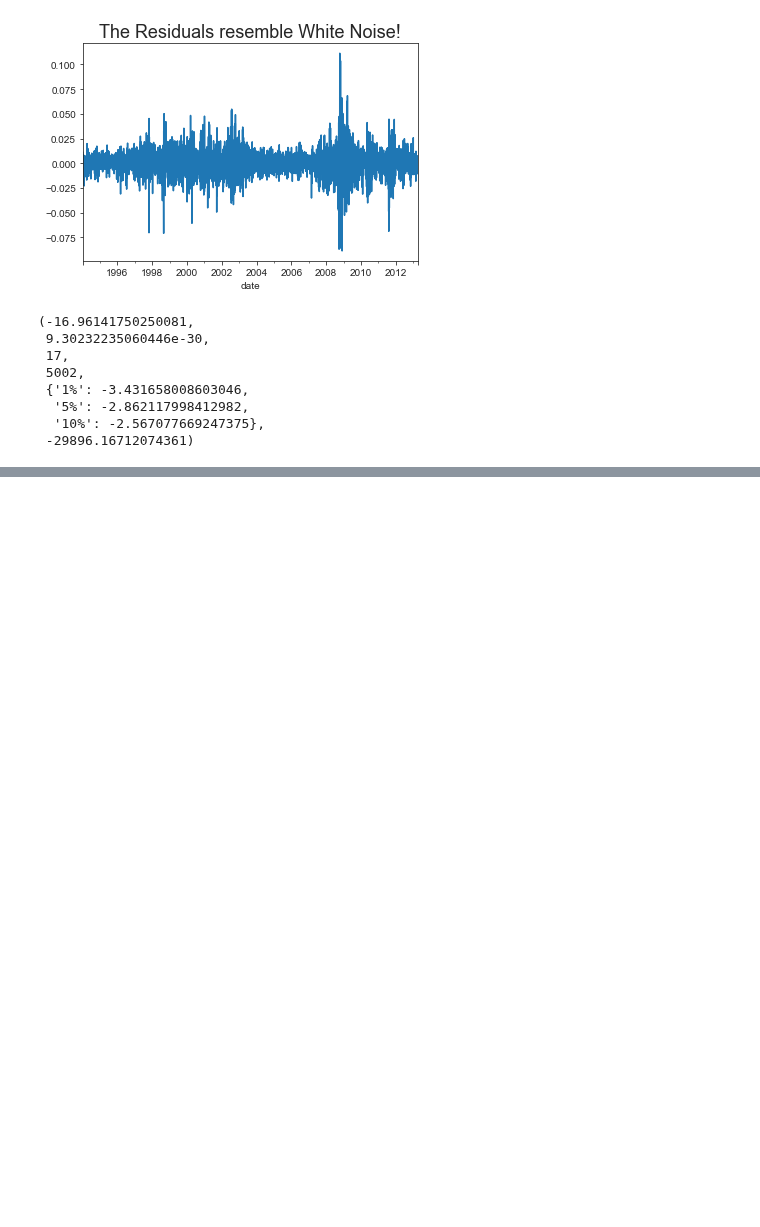
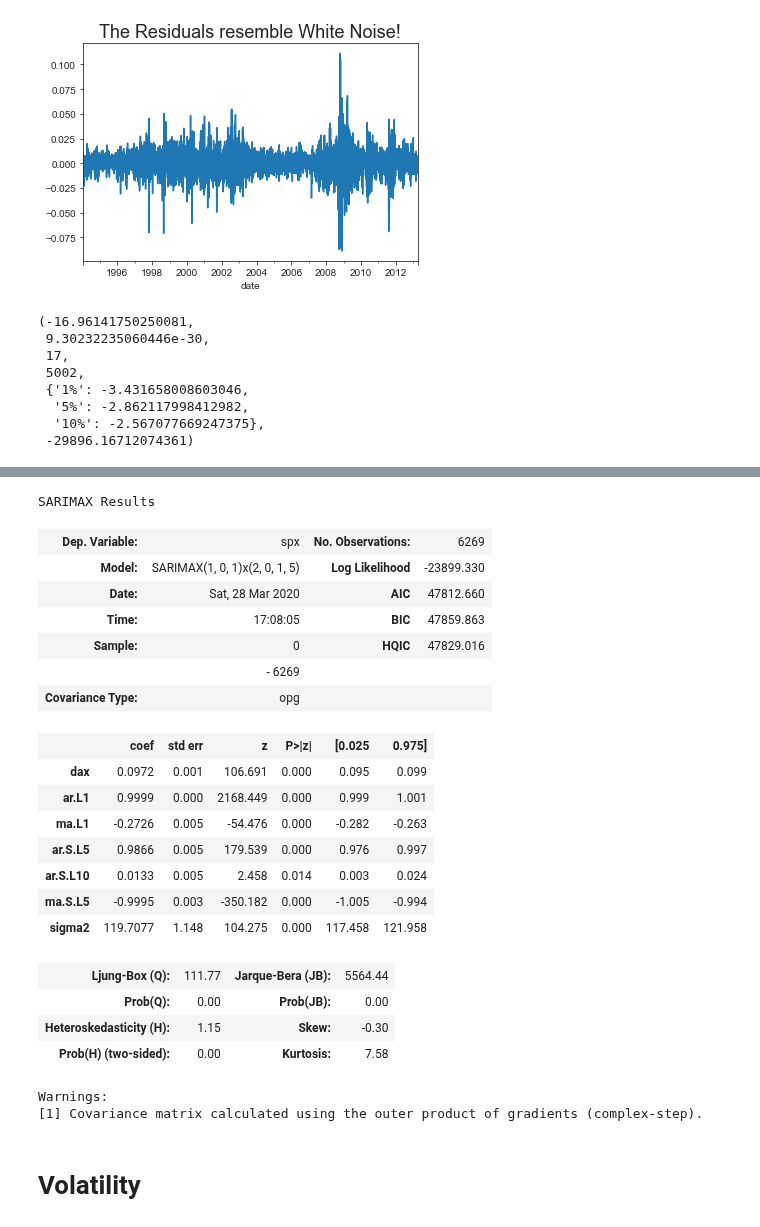
Before and after one commit to moritzwilksch/DataScienceEducation, a Jupyter notebook: 365DataScience/TimeSeriesAnalysis/AdvancedModelling.ipynb, the cells around one changed output, grey strips where cells are left out. Saved outputs shown, nothing was run; the diff lists cells and outputs as text; code cells hidden in the pictures; blank space fills up the shorter version.

```diff
--- a/365DataScience/TimeSeriesAnalysis/AdvancedModelling.ipynb
+++ b/365DataScience/TimeSeriesAnalysis/AdvancedModelling.ipynb
@@ -285,0 +290,7 @@ sm.tsa.stattools.adfuller(df.res_returns) # p = 0.0
+# %%
+# recreate df with all indeces
+df_all = pd.read_csv('data/Index2018.csv')
+df_all.date = pd.to_datetime(df_all.date, dayfirst=True)
+df_all = df.set_index(df_all.date)
+df_all = df_all.asfreq('b').fillna(method='ffill')
+df_all.info()
@@ -285,0 +342,30 @@ sm.tsa.stattools.adfuller(df.res_returns) # p = 0.0
+# %%
+from statsmodels.tsa.statespace.sarimax import SARIMAX
+model_sarimax = SARIMAX(df.spx, exog=df.dax, order=(1,0,1), seasonal_order=(2,0,1,5))
+results_sarimax = model_sarimax.fit()
+results_sarimax.summary()
+# %% [output]
+SARIMAX Results
+| Dep. Variable: | spx | No. Observations: | 6269 |
+| Model: | SARIMAX(1, 0, 1)x(2, 0, 1, 5) | Log Likelihood | -23899.330 |
+| Date: | Sat, 28 Mar 2020 | AIC | 47812.660 |
+| Time: | 17:08:05 | BIC | 47859.863 |
+| Sample: | 0 | HQIC | 47829.016 |
+|  | - 6269 |  |  |
+| Covariance Type: | opg |  |  |
+|  | coef | std err | z | P>|z| | [0.025 | 0.975] |
+| dax | 0.0972 | 0.001 | 106.691 | 0.000 | 0.095 | 0.099 |
+| ar.L1 | 0.9999 | 0.000 | 2168.449 | 0.000 | 0.999 | 1.001 |
+| ma.L1 | -0.2726 | 0.005 | -54.476 | 0.000 | -0.282 | -0.263 |
+| ar.S.L5 | 0.9866 | 0.005 | 179.539 | 0.000 | 0.976 | 0.997 |
+| ar.S.L10 | 0.0133 | 0.005 | 2.458 | 0.014 | 0.003 | 0.024 |
+| ma.S.L5 | -0.9995 | 0.003 | -350.182 | 0.000 | -1.005 | -0.994 |
+| sigma2 | 119.7077 | 1.148 | 104.275 | 0.000 | 117.458 | 121.958 |
+| Ljung-Box (Q): | 111.77 | Jarque-Bera (JB): | 5564.44 |
+| Prob(Q): | 0.00 | Prob(JB): | 0.00 |
+| Heteroskedasticity (H): | 1.15 | Skew: | -0.30 |
+| Prob(H) (two-sided): | 0.00 | Kurtosis: | 7.58 |
+Warnings:
+[1] Covariance matrix calculated using the outer product of gradients (complex-step).
+# %% [markdown]
+# Volatility
```
Also changed, not shown: parts of 10 cells of this notebook.
